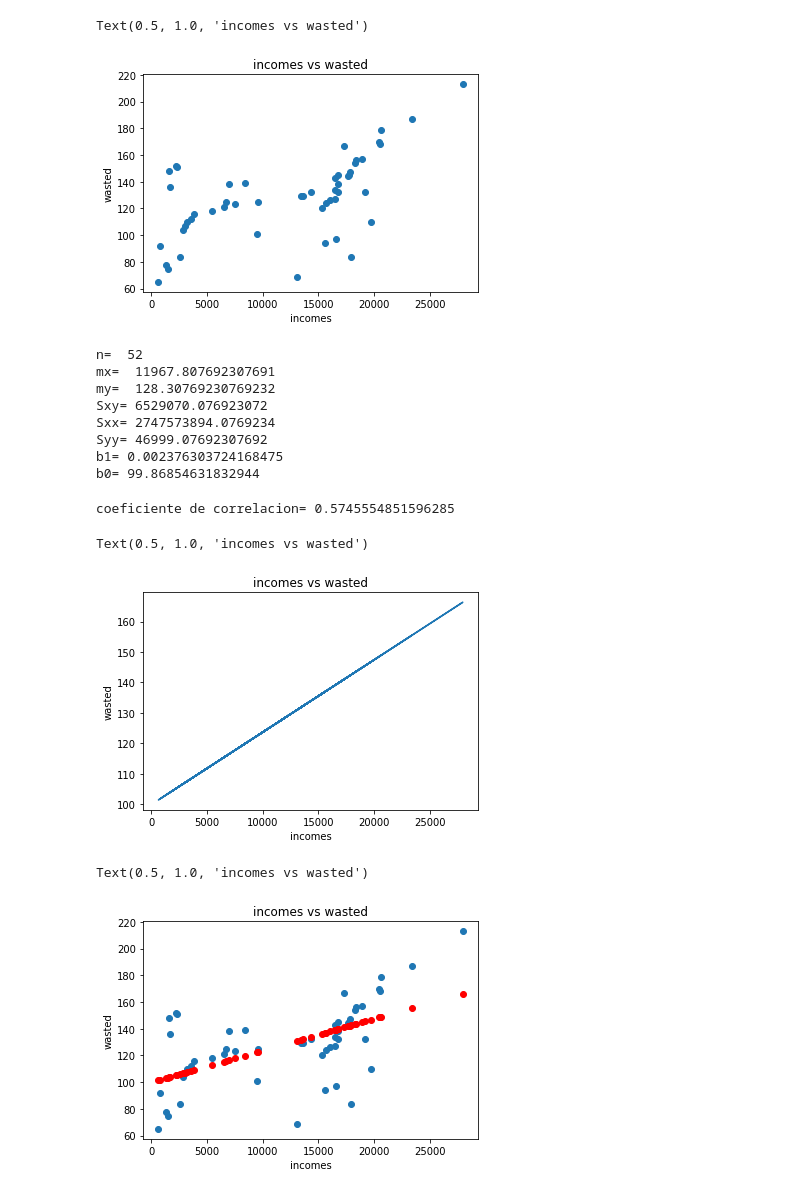
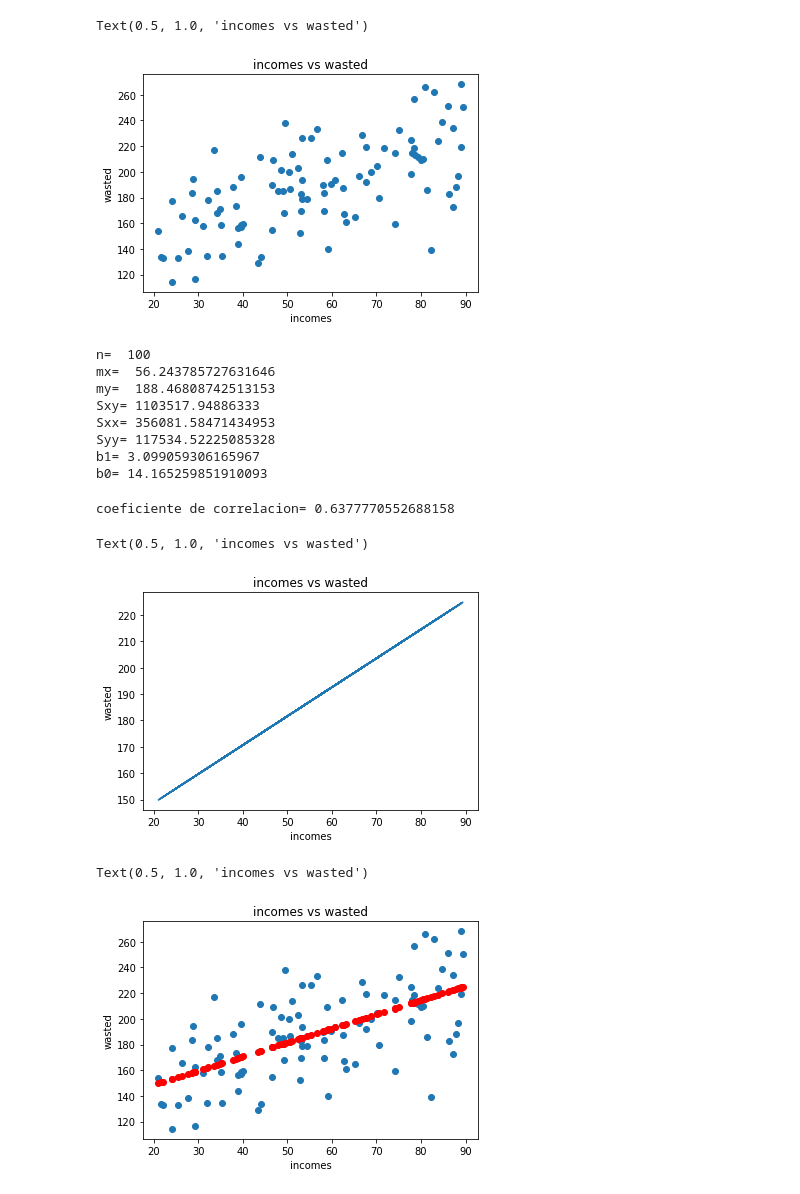
Before and after one commit to UnaiSasi17/PBL4, a Jupyter notebook: Estadistica/regresion.ipynb, the cells around one changed output. Drawn from its saved outputs; the diff is of its cells as text; code cells hidden in the pictures.

```diff
--- a/Estadistica/regresion.ipynb
+++ b/Estadistica/regresion.ipynb
@@ -5,6 +5,6 @@ import matplotlib.pyplot as plt
 from sklearn.metrics import r2_score
 from scipy.stats import t
 # %%
-data=pd.read_csv("/Users/gorkaetxebarriaatutxa/Documents/PBL4/Estadistica/Datos.csv",delimiter=';')
+data=pd.read_csv("/Users/gorkaetxebarriaatutxa/Documents/PBL4/Estadistica/Datos-2.csv",delimiter=',')
 print(data.head())
 # %% [output]
@@ -17,19 +17,19 @@ print(data.head())
 # %%
-plt.scatter(data['incomes'],data['wasted'])
+plt.scatter(data['edad'],data['colesterol_total'])
 plt.xlabel('incomes')
 plt.ylabel('wasted')
 plt.title('incomes vs wasted')
 # %% [output]
 Text(0.5, 1.0, 'incomes vs wasted')
-[figure, old version]
+[figure, new version]
 # %%
-x=data['incomes']
-y=data['wasted']
+x=data['edad']
+y=data['colesterol_total']
 n = np.size(x)
 m_x = np.mean(x)
 m_y = np.mean(y)
-SS_xy = np.sum(y*x) - n*m_y*m_x
-SS_xx = np.sum(x*x) - n*m_x*m_x
+SS_xy = np.sum(y*x) - ((m_y*m_x)/n)
+SS_xx = np.sum(x*x) - ((m_x*m_x)/n)
 b_1 = SS_xy / SS_xx
 b_0 = m_y - b_1*m_x
 SS_yy= 0
@@ -44,37 +44,37 @@ print('Syy= '+str(SS_yy))
 print('b1= '+str(b_1))
 print('b0= '+str(b_0))
 # %% [output]
-n=  52
-mx=  11967.807692307691
-my=  128.30769230769232
-Sxy= 6529070.076923072
-Sxx= 2747573894.0769234
-Syy= 46999.07692307692
-b1= 0.002376303724168475
-b0= 99.86854631832944
+n=  100
+mx=  56.243785727631646
+my=  188.46808742513153
+Sxy= 1103517.94886333
+Sxx= 356081.58471434953
+Syy= 117534.52225085328
+b1= 3.099059306165967
+b0= 14.165259851910093
 # %%
 #coeficiente de correlacion
-coe=data['incomes'].corr(data['wasted'], method='pearson')
+coe=data['edad'].corr(data['colesterol_total'], method='pearson')
 print('coeficiente de correlacion= '+ str(coe))
 # %% [output]
-coeficiente de correlacion= 0.5745554851596285
+coeficiente de correlacion= 0.6377770552688158
 # %%
-recta_regresion_muestral_y = b_0 + b_1 * data['incomes']
-plt.plot(data['incomes'], recta_regresion_muestral_y)
+recta_regresion_muestral_y = b_0 + b_1 * data['edad']
+plt.plot(data['edad'], recta_regresion_muestral_y)
 plt.xlabel('incomes')
 plt.ylabel('wasted')
 plt.title('incomes vs wasted')
 # %% [output]
 Text(0.5, 1.0, 'incomes vs wasted')
-[figure, old version]
+[figure, new version]
 # %%
 
-plt.plot(data['incomes'], recta_regresion_muestral_y,'ro')
-plt.scatter(data['incomes'], data['wasted'])
+plt.plot(data['edad'], recta_regresion_muestral_y,'ro')
+plt.scatter(data['edad'], data['colesterol_total'])
 plt.xlabel('incomes')
 plt.ylabel('wasted')
 plt.title('incomes vs wasted')
 # %% [output]
 Text(0.5, 1.0, 'incomes vs wasted')
-[figure, old version]
+[figure, new version]
 # %%
```
Also changed, not shown: parts of 13 cells of this notebook.
